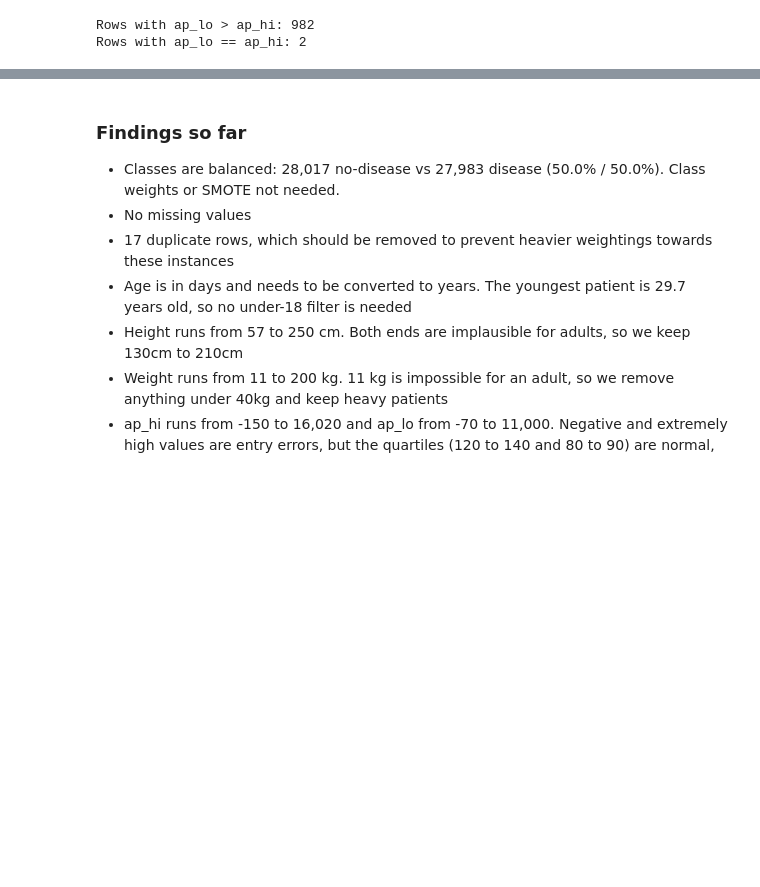
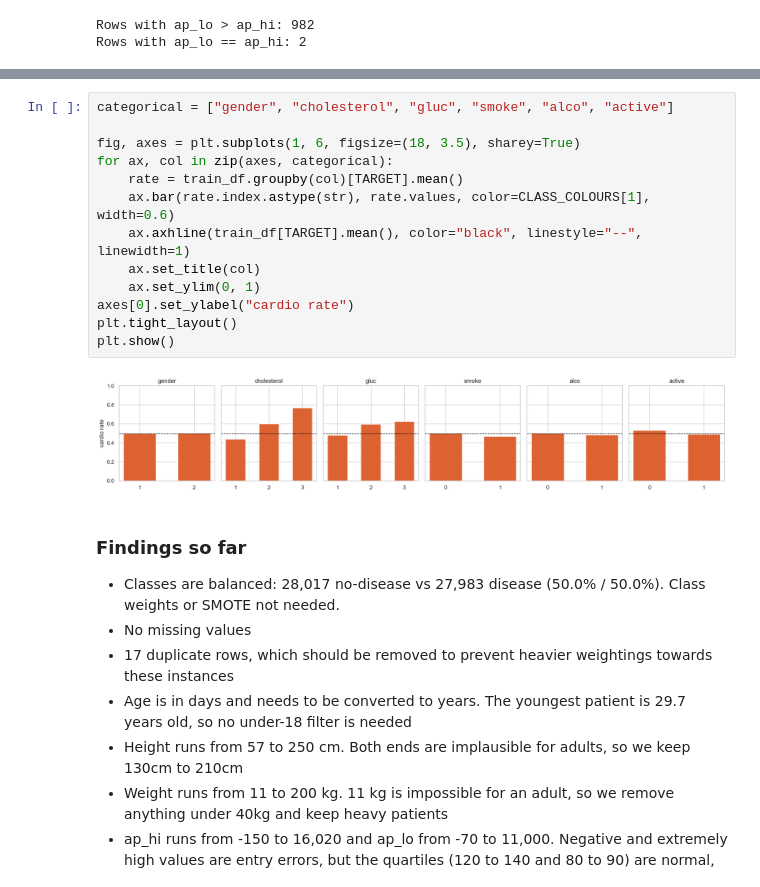
Before and after one commit to jt1732/HealthRiskPredictor, a Jupyter notebook: modelv2/eda.ipynb, the cells around one changed output, grey strips where cells are left out. Saved outputs shown, nothing was run; the diff lists cells and outputs as text; blank space fills up the shorter version.

Commit message:
feat: add category counts and cardio rate by category

```diff
--- a/modelv2/eda.ipynb
+++ b/modelv2/eda.ipynb
@@ -254,3 +261,18 @@ Rows with ap_lo == ap_hi: 2
+# %%
+categorical = ["gender", "cholesterol", "gluc", "smoke", "alco", "active"]
+
+fig, axes = plt.subplots(1, 6, figsize=(18, 3.5), sharey=True)
+for ax, col in zip(axes, categorical):
+    rate = train_df.groupby(col)[TARGET].mean()
+    ax.bar(rate.index.astype(str), rate.values, color=CLASS_COLOURS[1], width=0.6)
+    ax.axhline(train_df[TARGET].mean(), color="black", linestyle="--", linewidth=1)
+    ax.set_title(col)
+    ax.set_ylim(0, 1)
+axes[0].set_ylabel("cardio rate")
+plt.tight_layout()
+plt.show()
+# %% [output]
+[figure, added]
 # %% [markdown]
 ### Findings so far
 - Classes are balanced: 28,017 no-disease vs 27,983 disease (50.0% / 50.0%). Class weights or SMOTE not needed.
```
Also changed, not shown: parts of 1 cell of this notebook.
